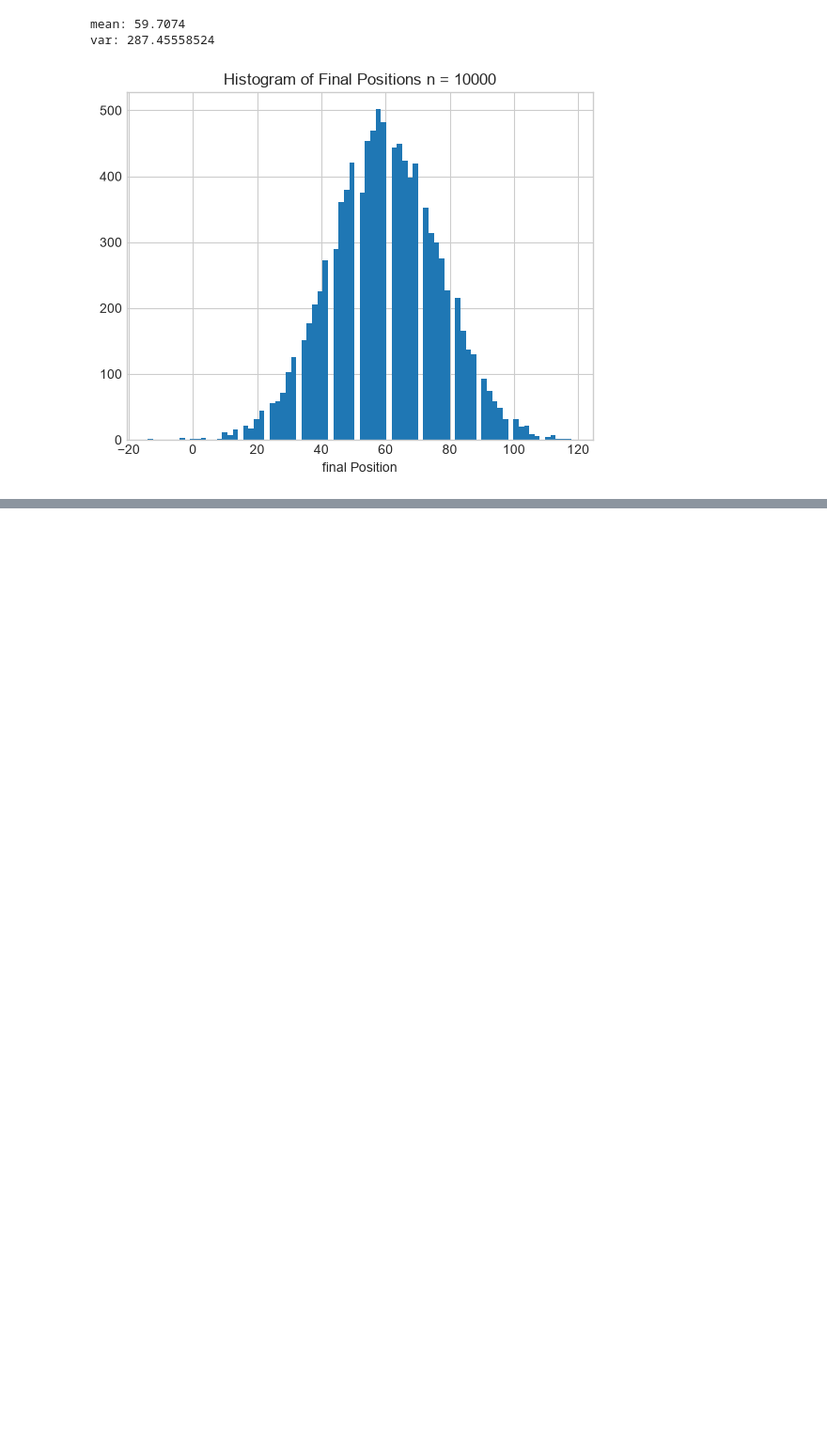
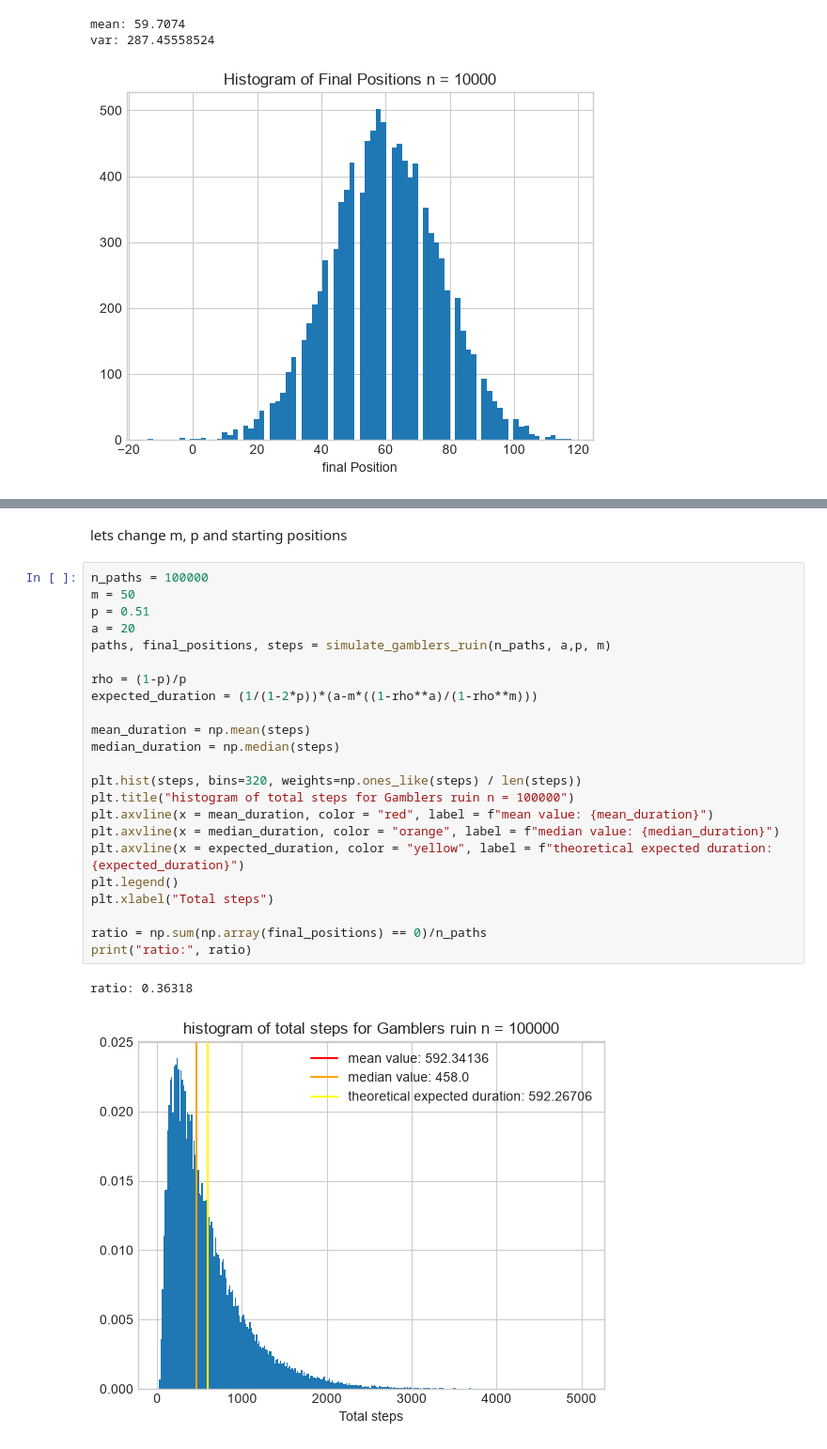
Before and after one commit to HA-Ward/Exploration-of-Stochastic-Processes-with-Computational-Implementation, a Jupyter notebook: notebooks/analysis.ipynb, the cells around one changed output, grey strips where cells are left out. Shown at 94% size. Cells and saved outputs as stored; diff of their text form; blank space fills up the shorter version.

```diff
--- a/notebooks/analysis.ipynb
+++ b/notebooks/analysis.ipynb
@@ -91,0 +138,28 @@ var: 287.45558524
+# %% [markdown]
+lets change m, p and starting positions
+# %%
+n_paths = 100000
+m = 50
+p = 0.51
+a = 20
+paths, final_positions, steps = simulate_gamblers_ruin(n_paths, a,p, m)
+
+rho = (1-p)/p
+expected_duration = (1/(1-2*p))*(a-m*((1-rho**a)/(1-rho**m)))
+
+mean_duration = np.mean(steps)
+median_duration = np.median(steps)
+
+plt.hist(steps, bins=320, weights=np.ones_like(steps) / len(steps))
+plt.title("histogram of total steps for Gamblers ruin n = 100000")
+plt.axvline(x = mean_duration, color = "red", label = f"mean value: {mean_duration}")
+plt.axvline(x = median_duration, color = "orange", label = f"median value: {median_duration}")
+plt.axvline(x = expected_duration, color = "yellow", label = f"theoretical expected duration: {expected_duration}")
+plt.legend()
+plt.xlabel("Total steps")
+
+ratio = np.sum(np.array(final_positions) == 0)/n_paths
+print("ratio:", ratio)
+# %% [output]
+ratio: 0.36318
+[figure, added]
```
Also changed, not shown: parts of 11 cells of this notebook, 1 other file.
